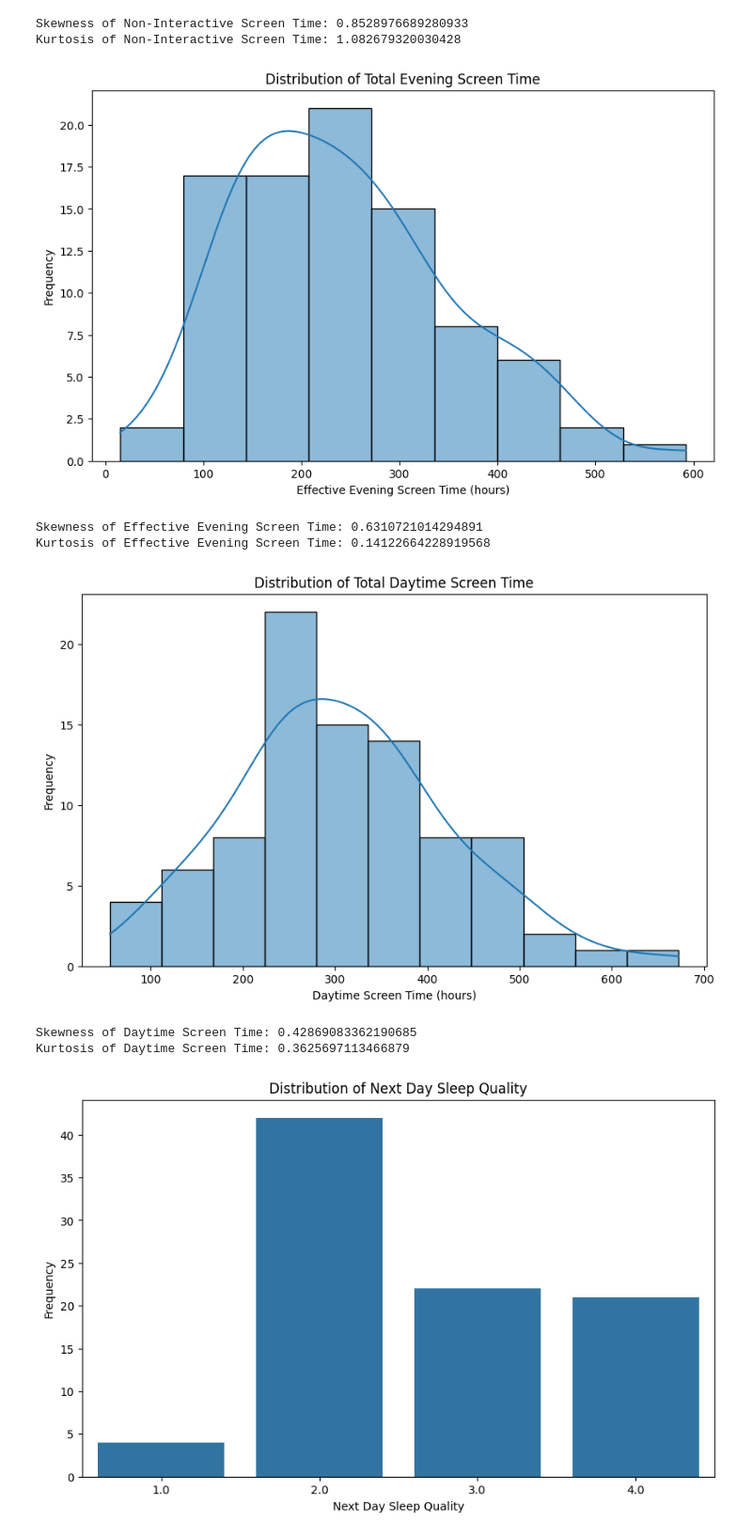
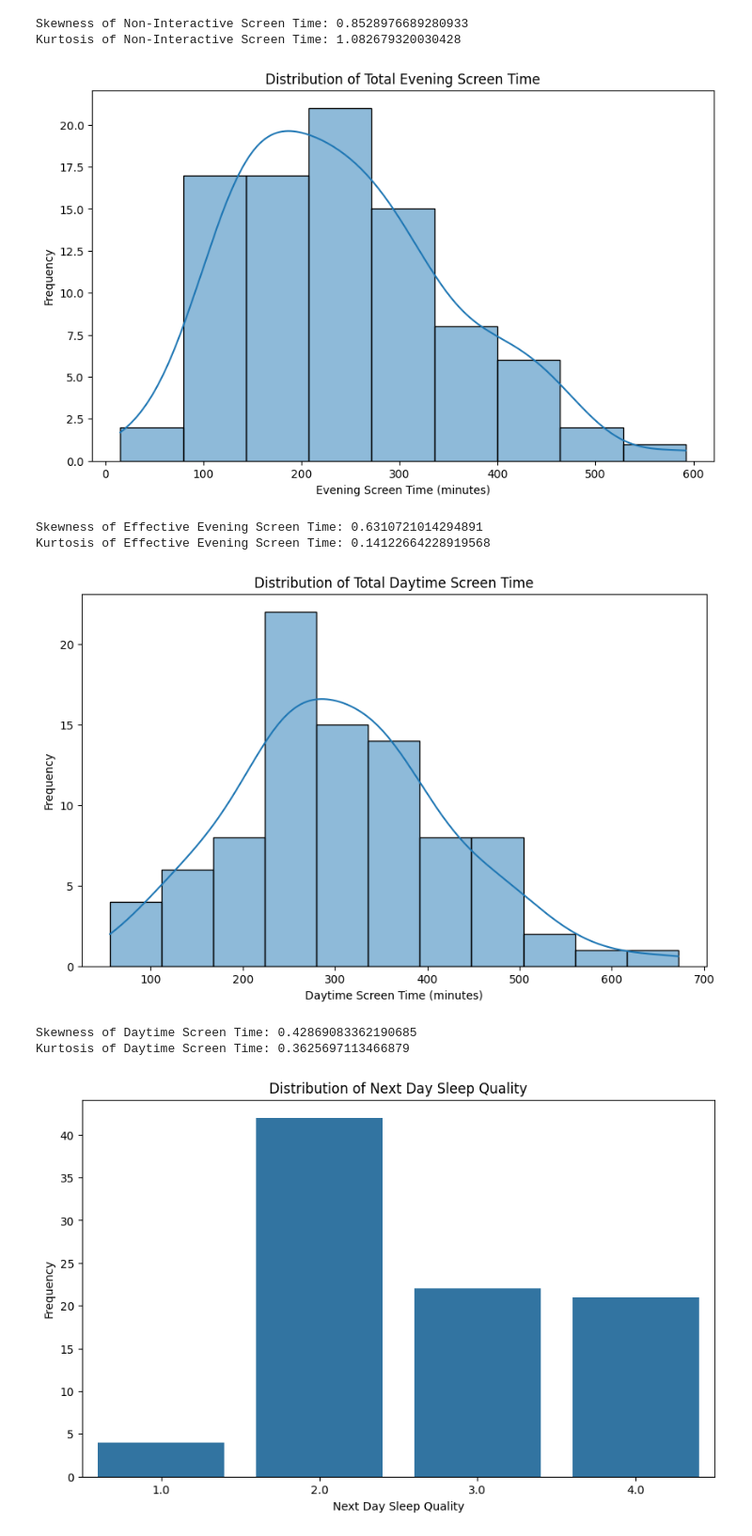
Before and after one commit to machiwao/CCDATSCL_PROJECT, a Jupyter notebook: CCDATSCL_Project_Code Implementation.ipynb, the cells around one changed output. Shown at 94% size. Drawn from its saved outputs; the diff is of its cells as text; code cells hidden in the pictures.

```diff
--- a/CCDATSCL_Project_Code Implementation.ipynb
+++ b/CCDATSCL_Project_Code Implementation.ipynb
@@ -325,17 +325,17 @@ Kurtosis of Non-Interactive Screen Time: 1.082679320030428
 # %%
 # Show histogram of Effective Evening Screen Time
 plt.figure(figsize=(10, 6))
 sns.histplot(df['Effective Evening Screen Time'], kde=True)
 plt.title('Distribution of Total Evening Screen Time')
-plt.xlabel('Effective Evening Screen Time (hours)')
+plt.xlabel('Evening Screen Time (minutes)')
 plt.ylabel('Frequency')
 plt.show()
 
 # Print Skewness and Kurtosis of Effective Evening Screen Time
 print("Skewness of Effective Evening Screen Time:", df['Effective Evening Screen Time'].skew())
 print("Kurtosis of Effective Evening Screen Time:", df['Effective Evening Screen Time'].kurtosis())
 # %% [output]
-[figure, old version]
+[figure, new version]
 Skewness of Effective Evening Screen Time: 0.6310721014294891
 Kurtosis of Effective Evening Screen Time: 0.14122664228919568
 # %%
@@ -343,7 +343,7 @@ Kurtosis of Effective Evening Screen Time: 0.14122664228919568
 plt.figure(figsize=(10, 6))
 sns.histplot(df['Daytime Screen Time'], kde=True)
 plt.title('Distribution of Total Daytime Screen Time')
-plt.xlabel('Daytime Screen Time (hours)')
+plt.xlabel('Daytime Screen Time (minutes)')
 plt.ylabel('Frequency')
 plt.show()
 
@@ -351,7 +351,7 @@ plt.show()
 print("Skewness of Daytime Screen Time:", df['Daytime Screen Time'].skew())
 print("Kurtosis of Daytime Screen Time:", df['Daytime Screen Time'].kurtosis())
 # %% [output]
-[figure, old version]
+[figure, new version]
 Skewness of Daytime Screen Time: 0.42869083362190685
 Kurtosis of Daytime Screen Time: 0.3625697113466879
 # %%
```
Also changed, not shown: parts of 5 cells of this notebook.
